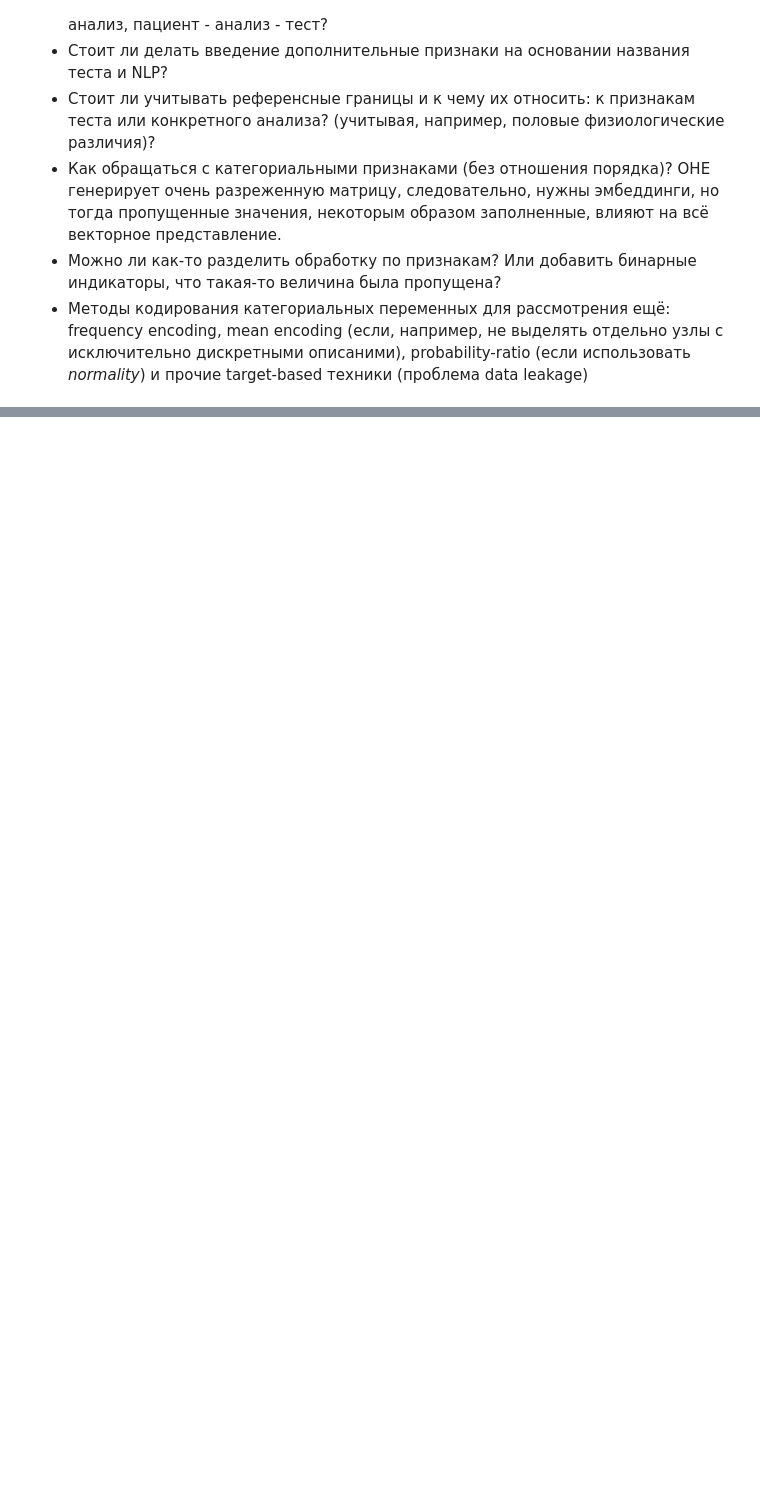
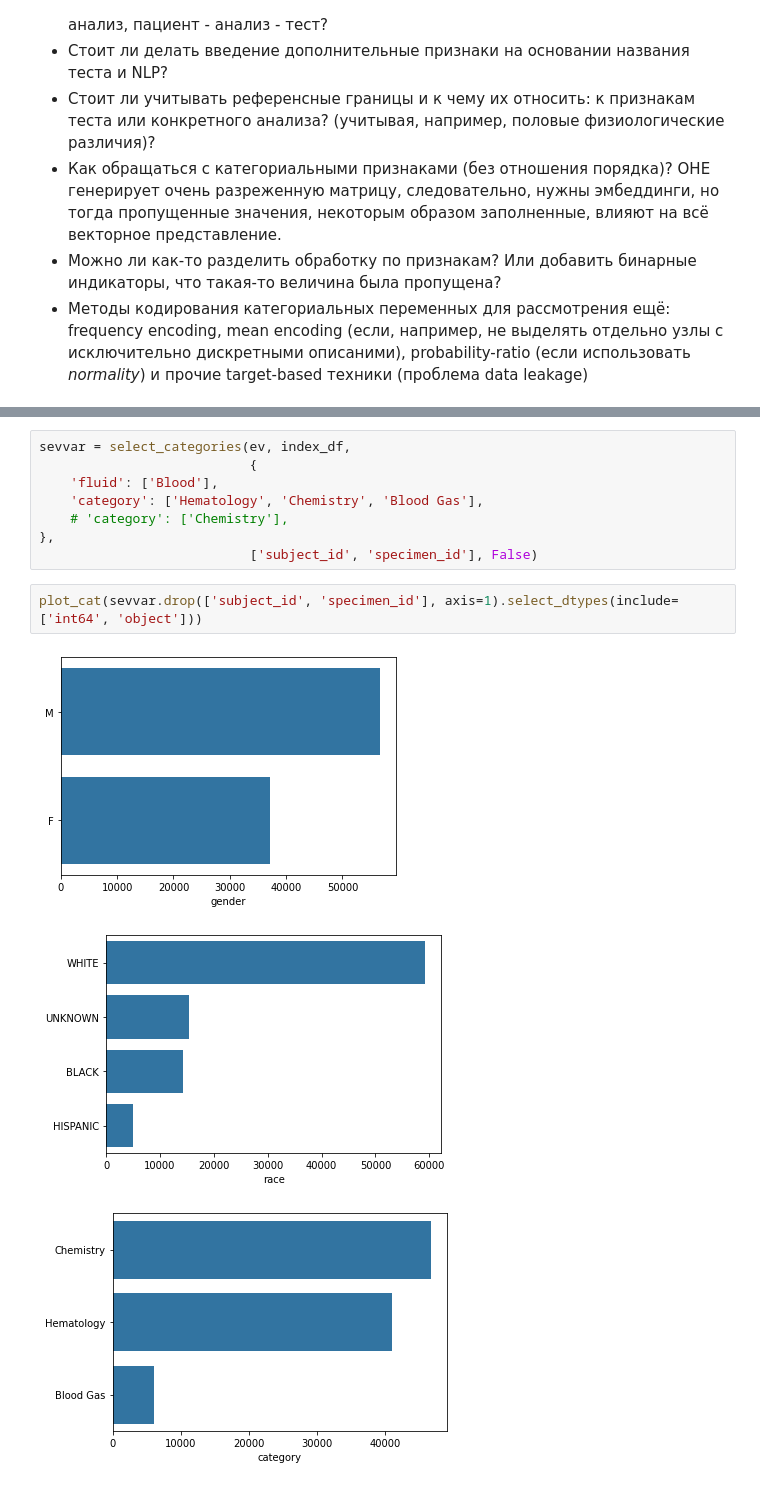
Before and after one commit to leostre/labevent, a Jupyter notebook: src/data_preparation.ipynb, the cells around one changed output, grey strips where cells are left out. Cells and saved outputs as stored; diff of their text form; blank space fills up the shorter version.

```diff
--- a/src/data_preparation.ipynb
+++ b/src/data_preparation.ipynb
@@ -507,0 +554,14 @@ tmp
+# %%
+sevvar = select_categories(ev, index_df,
+                           {
+    'fluid': ['Blood'],
+    'category': ['Hematology', 'Chemistry', 'Blood Gas'],
+    # 'category': ['Chemistry'],
+},
+                           ['subject_id', 'specimen_id'], False)
+# %%
+plot_cat(sevvar.drop(['subject_id', 'specimen_id'], axis=1).select_dtypes(include=['int64', 'object']))
+# %% [output]
+[figure, added]
+[figure, added]
+[figure, added]
```
Also changed, not shown: parts of 18 cells of this notebook.
